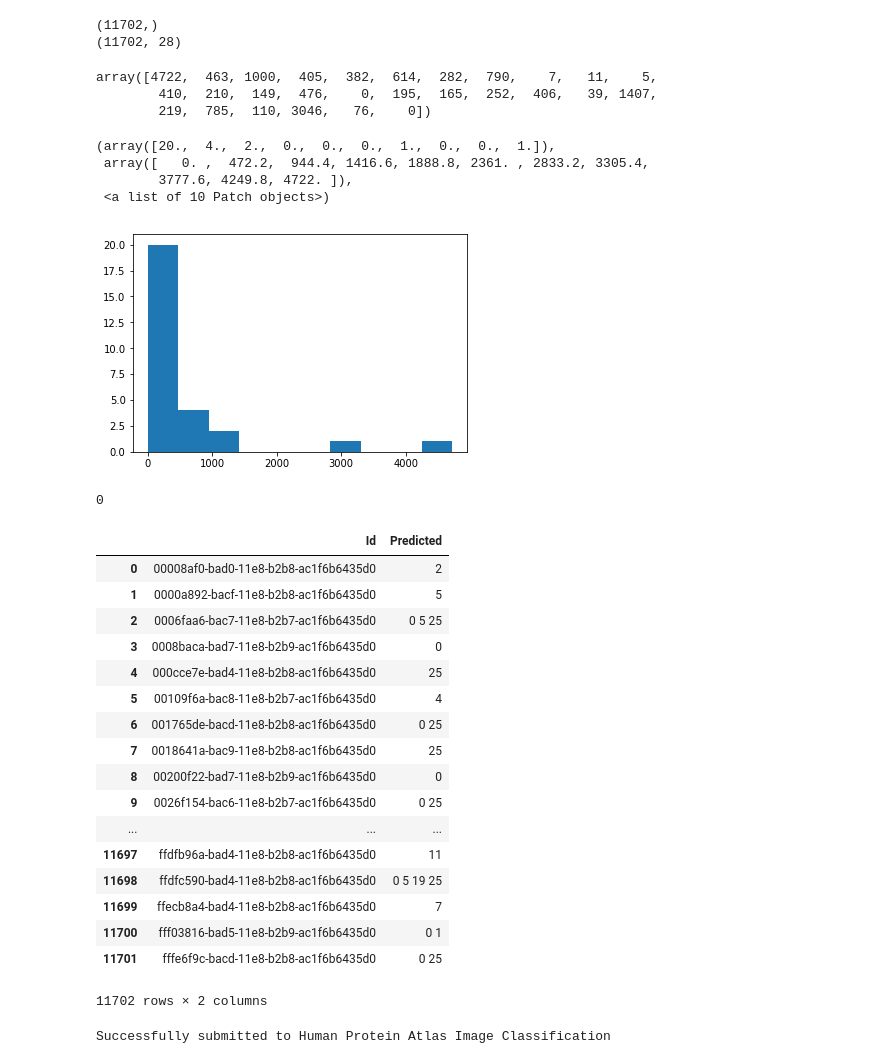
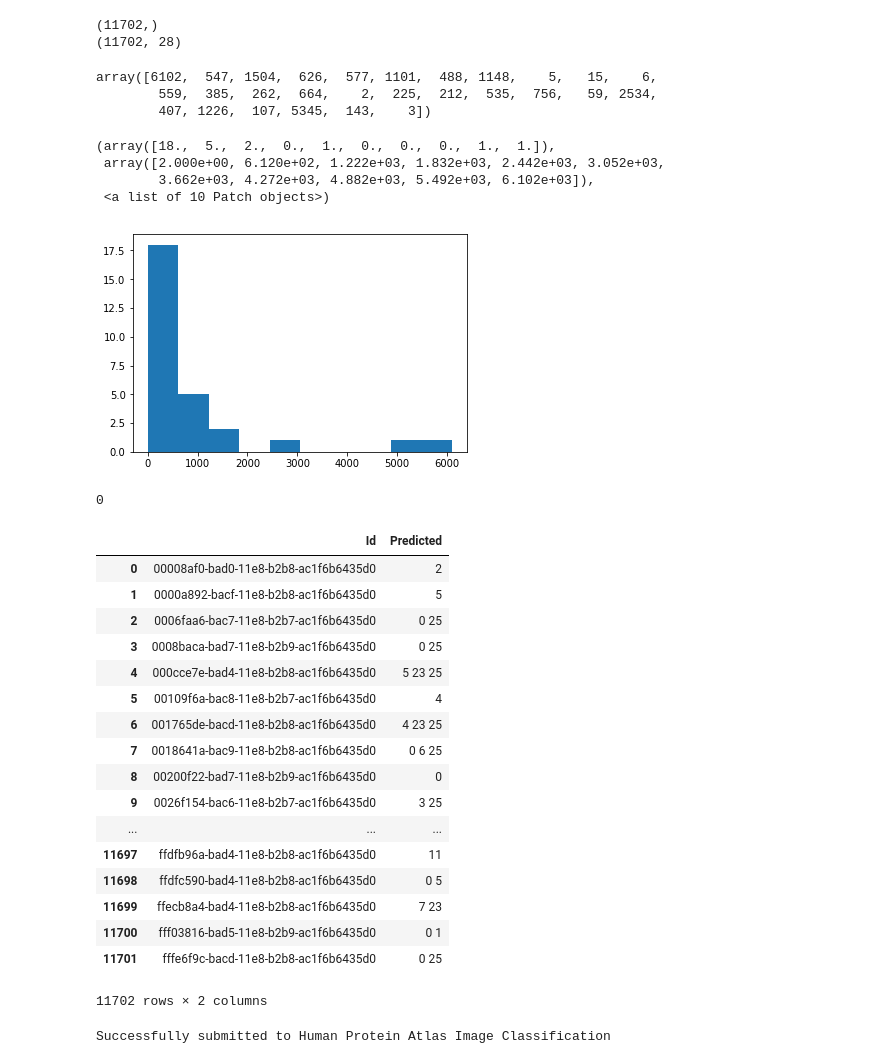
Before and after one commit to pedrodiamel/kaggle-human-protein-atlas, a Jupyter notebook: books/submission.ipynb, the cells around one changed output. Cells and saved outputs as stored; diff of their text form; code cells hidden in the pictures.

```diff
--- a/books/submission.ipynb
+++ b/books/submission.ipynb
@@ -54,7 +55,7 @@ test_atlas_baseline_inception_v4_mix_adam_atlas_004_atlas_0_dp.csv
 test_atlas_baseline_inception_v4_mix_adam_atlas_004_atlas_1_dp.csv
 test_atlas_baseline_inception_v4_mix_adam_atlas_004_atlas_2_dp.csv
 # %%
-name = 'atlas_baseline_resnet50_mix_adam_atlas_006'
+name = 'atlas_baseline_se_resnet50_mix_adam_atlas_011'
 project = os.path.join(projectnet, name)
 model = 'model_best.pth.tar' #'chk000025.pth.tar', model_best
 pathmodels = os.path.join(project,'models',model)
@@ -141,20 +144,20 @@ print(Yhat.shape)
 (11702, 28)
 # %%
 #th=0.1
-(Yhat>th+0.5).sum(axis=0)
+(Yhat>0.1).sum(axis=0)
 # %% [output]
-array([4722,  463, 1000,  405,  382,  614,  282,  790,    7,   11,    5,
-        410,  210,  149,  476,    0,  195,  165,  252,  406,   39, 1407,
-        219,  785,  110, 3046,   76,    0])
+array([6102,  547, 1504,  626,  577, 1101,  488, 1148,    5,   15,    6,
+        559,  385,  262,  664,    2,  225,  212,  535,  756,   59, 2534,
+        407, 1226,  107, 5345,  143,    3])
 # %%
 import matplotlib.pyplot as plt
-plt.hist( (Yhat>th+0.5).sum(axis=0) )
+plt.hist( (Yhat>0.1).sum(axis=0) )
 # %% [output]
-(array([20.,  4.,  2.,  0.,  0.,  0.,  1.,  0.,  0.,  1.]),
- array([   0. ,  472.2,  944.4, 1416.6, 1888.8, 2361. , 2833.2, 3305.4,
-        3777.6, 4249.8, 4722. ]),
+(array([18.,  5.,  2.,  0.,  1.,  0.,  0.,  0.,  1.,  1.]),
+ array([2.000e+00, 6.120e+02, 1.222e+03, 1.832e+03, 2.442e+03, 3.052e+03,
+        3.662e+03, 4.272e+03, 4.882e+03, 5.492e+03, 6.102e+03]),
  <a list of 10 Patch objects>)
-[figure, old version]
+[figure, new version]
 # %%
 pred = [ ' '.join( map(str,np.where( yhat > 0.4 )[0]) ) for yhat in  Yhat]
 #code  = ' '.join( map(str, code) )
@@ -178,9 +195,9 @@ ths = np.array([0.2375, 0.0375, 0.0875, 0.0375, 0.0125, 0.0375, 0.025, 0.05625,
 # %%
 submission_filepath = 'submission.csv'
-th=ths + 0.5
+th=0.2
 submission = pd.read_csv('~/.kaggle/competitions/human-protein-atlas-image-classification/sample_submission.csv')
 
-#submission = [ {'Id': Id, 'Predicted': ' '.join( map(str, np.where( yhat > th )[0])  if len(np.where( yhat > th )[0])>0 else '0'  ) }  for (Id, yhat) in zip( iDs,Yhat) ]
+# submission_local = [ {'Id': Id, 'Predicted': ' '.join( map(str, np.where( yhat > th )[0])  if len(np.where( yhat > th )[0])>0 else '{}'.format( yhat.argmax() ) ) }  for (Id, yhat) in zip( iDs,Yhat) ]
 submission_local = [ {'Id': Id, 'Predicted': ' '.join( map(str, np.where( yhat > th )[0]) ) }  for (Id, yhat) in zip( iDs,Yhat) ]
 submission_local = pd.DataFrame( submission_local )
 submission.loc[ submission['Id'] == submission_local['Id'], 'Predicted'] = submission_local['Predicted']
@@ -190,18 +207,18 @@ submission
 |  | Id | Predicted |
 | 0 | 00008af0-bad0-11e8-b2b8-ac1f6b6435d0 | 2 |
 | 1 | 0000a892-bacf-11e8-b2b8-ac1f6b6435d0 | 5 |
-| 2 | 0006faa6-bac7-11e8-b2b7-ac1f6b6435d0 | 0 5 25 |
-| 3 | 0008baca-bad7-11e8-b2b9-ac1f6b6435d0 | 0 |
-| 4 | 000cce7e-bad4-11e8-b2b8-ac1f6b6435d0 | 25 |
+| 2 | 0006faa6-bac7-11e8-b2b7-ac1f6b6435d0 | 0 25 |
+| 3 | 0008baca-bad7-11e8-b2b9-ac1f6b6435d0 | 0 25 |
+| 4 | 000cce7e-bad4-11e8-b2b8-ac1f6b6435d0 | 5 23 25 |
 | 5 | 00109f6a-bac8-11e8-b2b7-ac1f6b6435d0 | 4 |
-| 6 | 001765de-bacd-11e8-b2b8-ac1f6b6435d0 | 0 25 |
-| 7 | 0018641a-bac9-11e8-b2b8-ac1f6b6435d0 | 25 |
+| 6 | 001765de-bacd-11e8-b2b8-ac1f6b6435d0 | 4 23 25 |
+| 7 | 0018641a-bac9-11e8-b2b8-ac1f6b6435d0 | 0 6 25 |
 | 8 | 00200f22-bad7-11e8-b2b9-ac1f6b6435d0 | 0 |
-| 9 | 0026f154-bac6-11e8-b2b7-ac1f6b6435d0 | 0 25 |
+| 9 | 0026f154-bac6-11e8-b2b7-ac1f6b6435d0 | 3 25 |
 | ... | ... | ... |
 | 11697 | ffdfb96a-bad4-11e8-b2b8-ac1f6b6435d0 | 11 |
-| 11698 | ffdfc590-bad4-11e8-b2b8-ac1f6b6435d0 | 0 5 19 25 |
-| 11699 | ffecb8a4-bad4-11e8-b2b8-ac1f6b6435d0 | 7 |
+| 11698 | ffdfc590-bad4-11e8-b2b8-ac1f6b6435d0 | 0 5 |
+| 11699 | ffecb8a4-bad4-11e8-b2b8-ac1f6b6435d0 | 7 23 |
 | 11700 | fff03816-bad5-11e8-b2b9-ac1f6b6435d0 | 0 1 |
 | 11701 | fffe6f9c-bacd-11e8-b2b8-ac1f6b6435d0 | 0 25 |
 11702 rows × 2 columns
```
Also changed, not shown: parts of 12 cells of this notebook, 19 other files.
